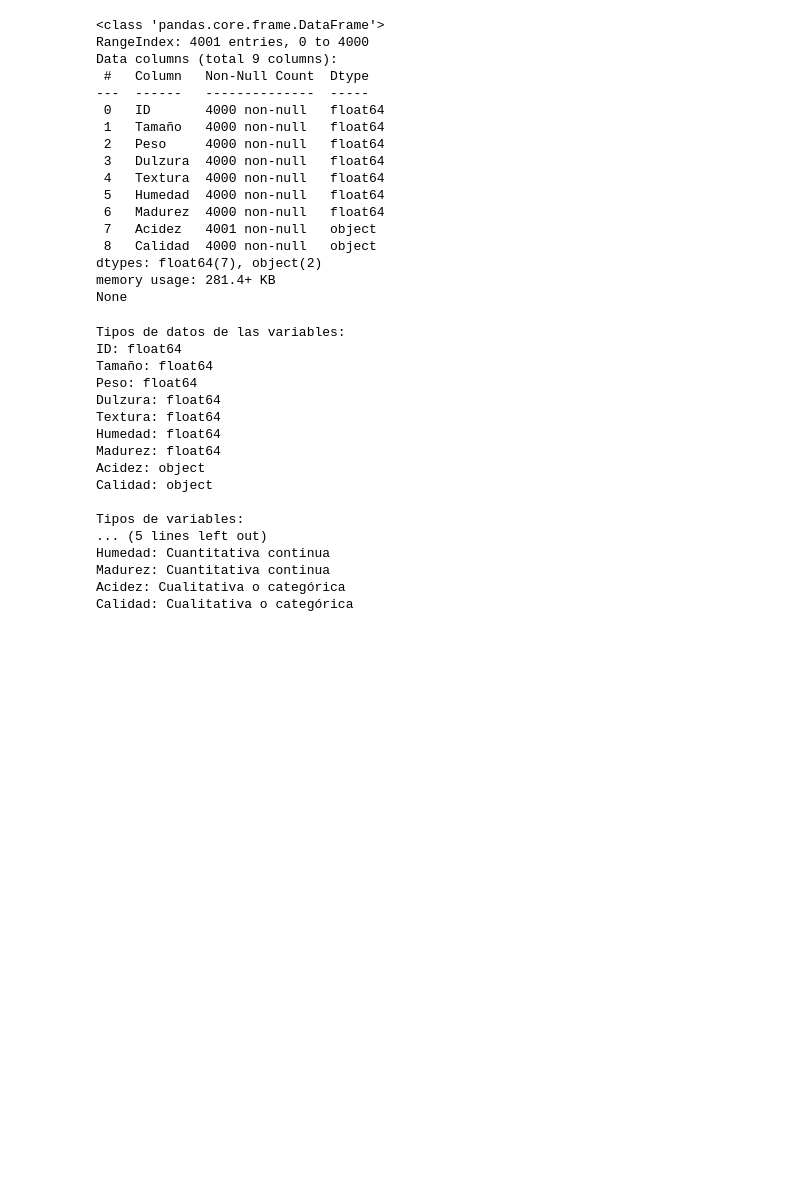
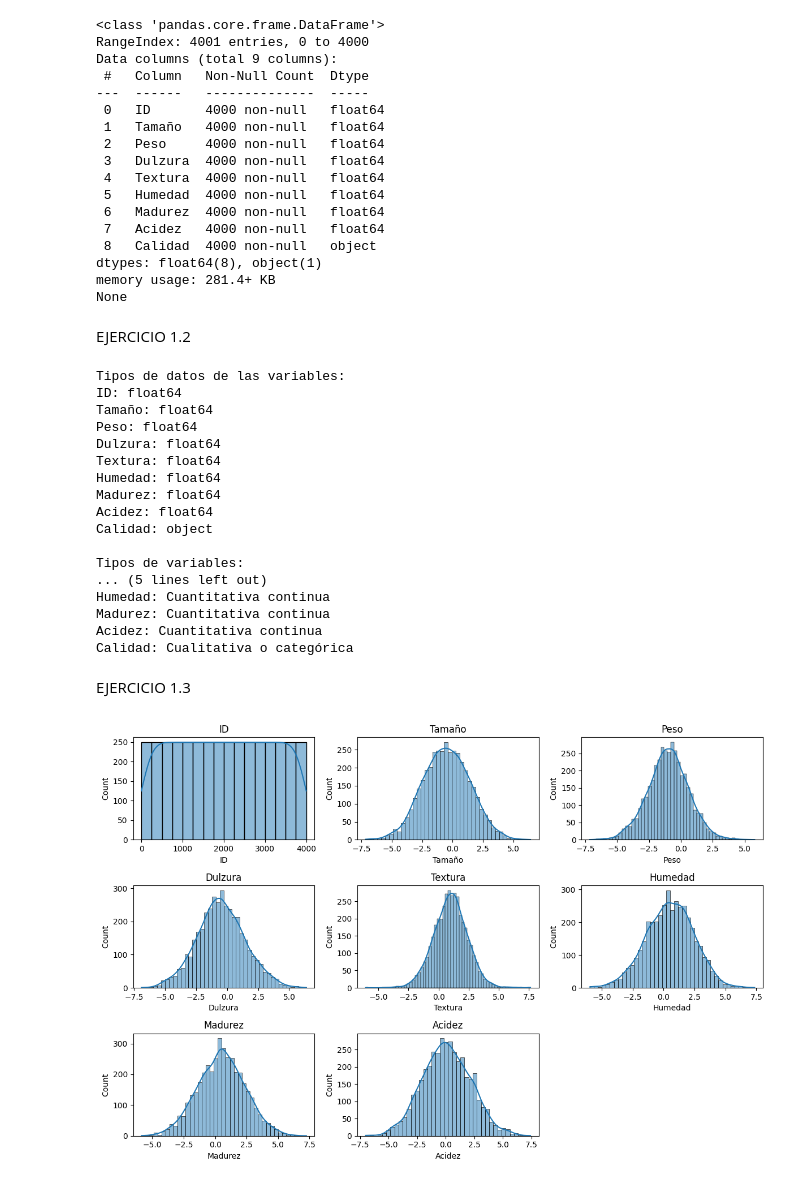
Before and after one commit to Jskenpo/HDT3_DATA_MINING, a Jupyter notebook: HST3.ipynb, the cells around one changed output. Saved outputs shown, nothing was run; the diff lists cells and outputs as text; code cells hidden in the pictures; blank space fills up the shorter version.

Commit message:
EJERCICIO 1 COMPLETED

```diff
--- a/HST3.ipynb
+++ b/HST3.ipynb
@@ -3,7 +8,7 @@ import pandas as pd
 # %%
 # Cargar los datos desde el archivo CSV
 datos = pd.read_csv('manzanas.csv')
-
+datos['Acidez'] = pd.to_numeric(datos['Acidez'], errors='coerce')
 # Obtener un resumen estadístico básico
 resumen = datos.describe()
 print(resumen)
@@ -44,11 +49,13 @@ Data columns (total 9 columns):
  4   Textura  4000 non-null   float64
  5   Humedad  4000 non-null   float64
  6   Madurez  4000 non-null   float64
- 7   Acidez   4001 non-null   object
+ 7   Acidez   4000 non-null   float64
  8   Calidad  4000 non-null   object
-dtypes: float64(7), object(2)
+dtypes: float64(8), object(1)
 memory usage: 281.4+ KB
 None
+# %% [markdown]
+EJERCICIO 1.2
 # %%
 tipos_datos = datos.dtypes
 print("Tipos de datos de las variables:")
@@ -60,10 +67,10 @@ print("\nTipos de variables:")
 for columna, tipo in tipos_datos.items():
     if tipo == object:
         tipo_variable = "Cualitativa o categórica"
-    elif tipo in [int, float]:
+    elif tipo in [int]:
+        tipo_variable = "Cuantitativa discreta"
+    elif tipo in [float]:
         tipo_variable = "Cuantitativa continua"
-    else:
-        tipo_variable = "Cuantitativa discreta"
     print(f"{columna}: {tipo_variable}")
 # %% [output]
 Tipos de datos de las variables:
@@ -74,12 +81,24 @@ Dulzura: float64
 Textura: float64
 Humedad: float64
 Madurez: float64
-Acidez: object
+Acidez: float64
 Calidad: object
 
 Tipos de variables:
 ... (5 lines left out)
 Humedad: Cuantitativa continua
 Madurez: Cuantitativa continua
-Acidez: Cualitativa o categórica
+Acidez: Cuantitativa continua
 Calidad: Cualitativa o categórica
+# %% [markdown]
+EJERCICIO 1.3
+# %%
+# Gráficos para variables numéricas
+plt.figure(figsize=(12, 8))
+for i, col in enumerate(datos.select_dtypes(include=['float64', 'int64']).columns, start=1):
+    plt.subplot(3, 3, i)
+    sns.histplot(data=datos, x=col, kde=True)
+    plt.title(col)
+plt.tight_layout()
+# %% [output]
+[figure, added]
```
Also changed, not shown: parts of 11 cells of this notebook.
